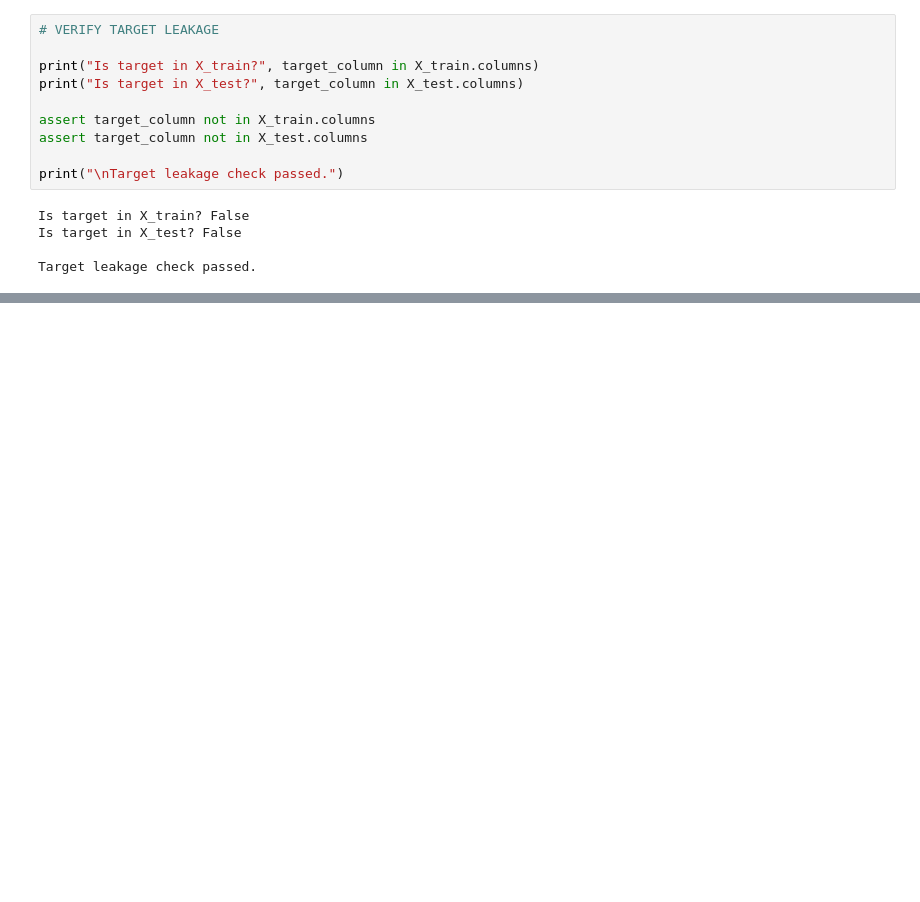
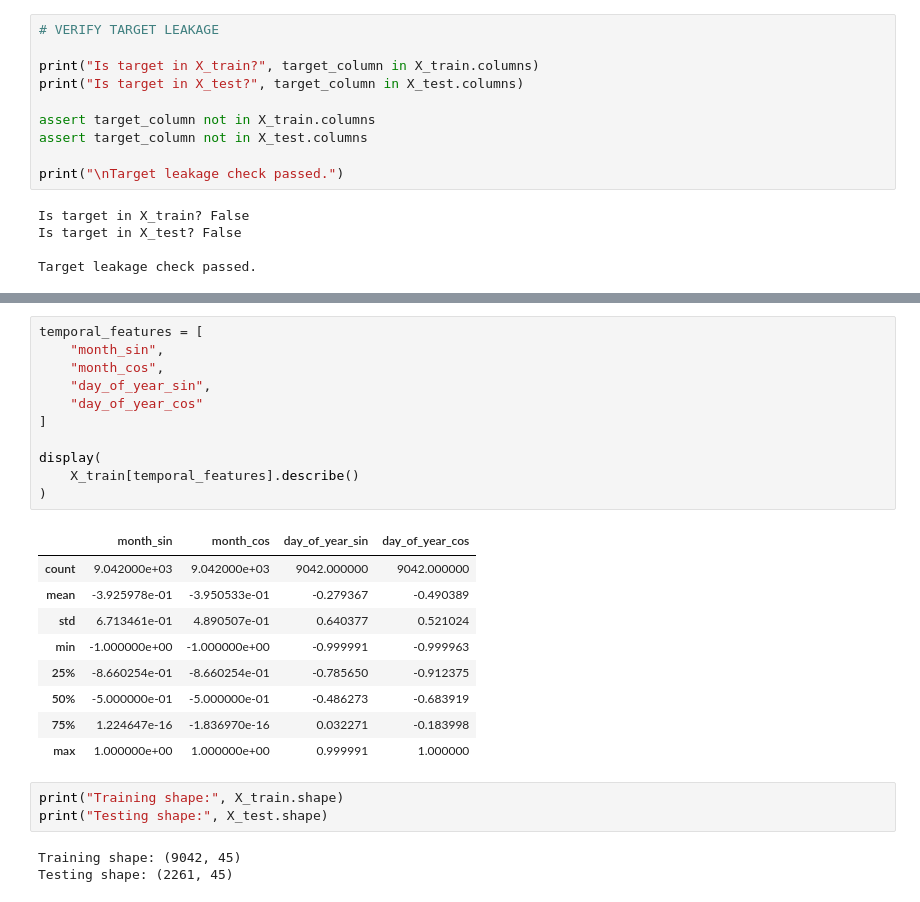
Before and after one commit to mraznyrazeek/ML-Based-Forest-Fire-Prediction-Project, a Jupyter notebook: backend/notebooks/02_data _preprocessing.ipynb, the cells around one changed output, grey strips where cells are left out. Drawn from its saved outputs; the diff is of its cells as text; blank space fills up the shorter version.

```diff
--- a/backend/notebooks/02_data _preprocessing.ipynb
+++ b/backend/notebooks/02_data _preprocessing.ipynb
@@ -928,0 +983,27 @@ Target leakage check passed.
+# %%
+temporal_features = [
+    "month_sin",
+    "month_cos",
+    "day_of_year_sin",
+    "day_of_year_cos"
+]
+
+display(
+    X_train[temporal_features].describe()
+)
+# %% [output]
+|  | month_sin | month_cos | day_of_year_sin | day_of_year_cos |
+| count | 9.042000e+03 | 9.042000e+03 | 9042.000000 | 9042.000000 |
+| mean | -3.925978e-01 | -3.950533e-01 | -0.279367 | -0.490389 |
+| std | 6.713461e-01 | 4.890507e-01 | 0.640377 | 0.521024 |
+| min | -1.000000e+00 | -1.000000e+00 | -0.999991 | -0.999963 |
+| 25% | -8.660254e-01 | -8.660254e-01 | -0.785650 | -0.912375 |
+| 50% | -5.000000e-01 | -5.000000e-01 | -0.486273 | -0.683919 |
+| 75% | 1.224647e-16 | -1.836970e-16 | 0.032271 | -0.183998 |
+| max | 1.000000e+00 | 1.000000e+00 | 0.999991 | 1.000000 |
+# %%
+print("Training shape:", X_train.shape)
+print("Testing shape:", X_test.shape)
+# %% [output]
+Training shape: (9042, 45)
+Testing shape: (2261, 45)
```
Also changed, not shown: parts of 7 cells of this notebook.
